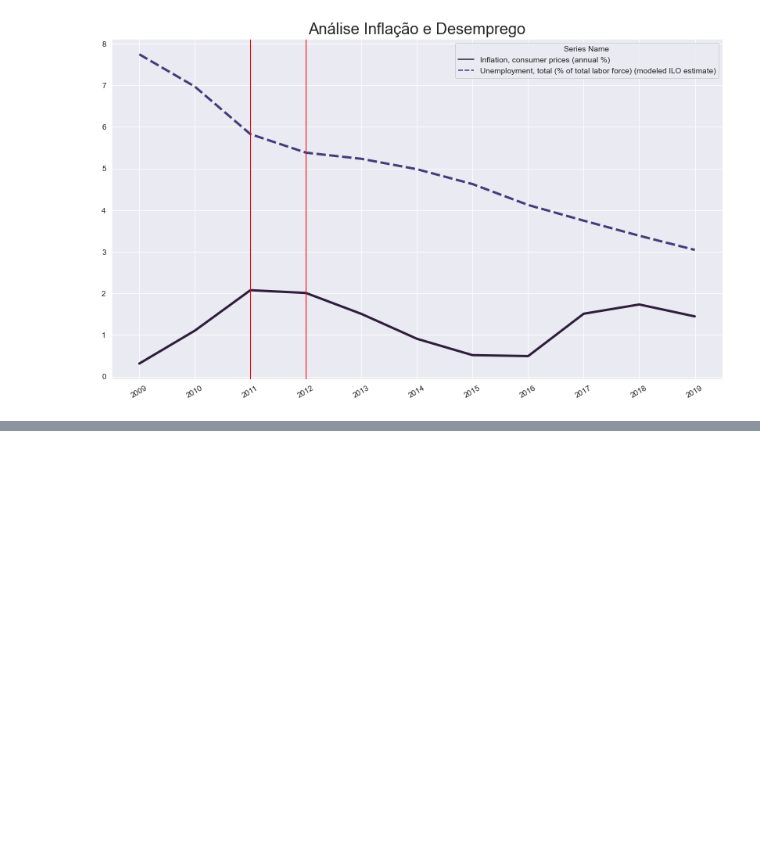
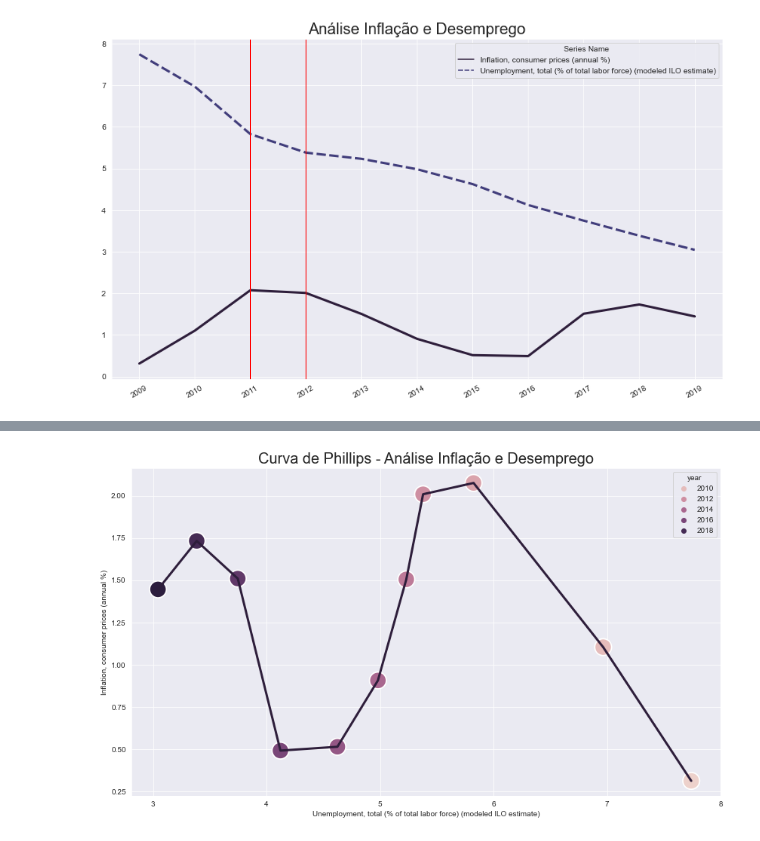
Before and after one commit to rmcnribeiro/T3_ECO-A, a Jupyter notebook: codigos/trabalho_3.ipynb, the cells around one changed output, grey strips where cells are left out. Cells and saved outputs as stored; diff of their text form; code cells hidden in the pictures; blank space fills up the shorter version.

Commit message:
Analises curva de Phillips e referencias ao final

```diff
--- a/codigos/trabalho_3.ipynb
+++ b/codigos/trabalho_3.ipynb
@@ -97,7 +97,14 @@ df_interesse
 | 2019 [YR2019] | 83132799 | 0.564175 | 4.79566e+12 | 57690 | ... |
 11 rows × 24 columns
 # %%
+anos_tot = [int(ano_tot[:4]) for ano_tot in list(df_alemanha.index)]
+
+df_alemanha.index = anos_tot
+
 anos = [int(ano[:4]) for ano in list(df_interesse.index)]
+
+
+
 
 df_interesse.index=anos
 
@@ -272,3 +279,6 @@ plt.savefig('./../graficos/inflacao_desemprego.png')
 plt.show()
 # %% [output]
 [figure]
+# %%
+df_interesse["year"] = df_interesse.index
+df_interesse["size"] = 500
@@ -274,0 +301,32 @@ plt.show()
+# %%
+df_alemanha[colunas_interesse_4]
+
+graph = sns.lineplot(x=df_interesse[colunas_interesse_4[1]],
+                     y=df_interesse[colunas_interesse_4[0]],
+                     linewidth=3,
+                     legend=True)
+
+
+g = sns.scatterplot(data=df_interesse[colunas_interesse_4 + ["year"]],
+                x=colunas_interesse_4[1],
+                y=colunas_interesse_4[0],
+                s=500,
+                hue="year",
+                legend= True)
+
+plt.xticks([8,7,6,5,4,3])
+
+#g.invert_xaxis()
+
+#graph.axvline(2011, color = "r",linewidth=1)
+
+#graph.axvline(2012, color = "r",linewidth=1)
+
+
+graph.set_title('Curva de Phillips - Análise Inflação e Desemprego', fontsize=20)
+
+plt.savefig('./../graficos/phillips.png')
+
+plt.show()
+# %% [output]
+[figure, added]
```
Also changed, not shown: parts of 6 cells of this notebook, 2 other files.
